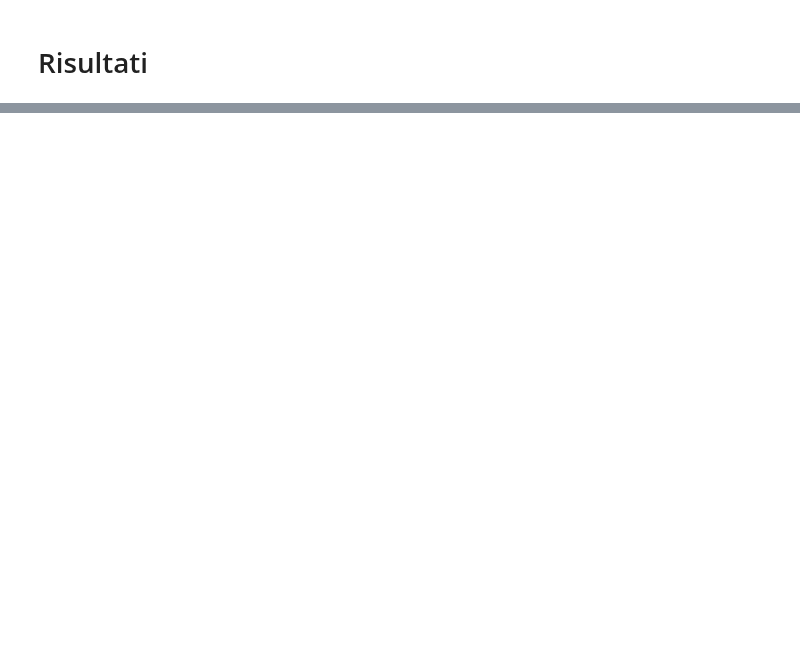
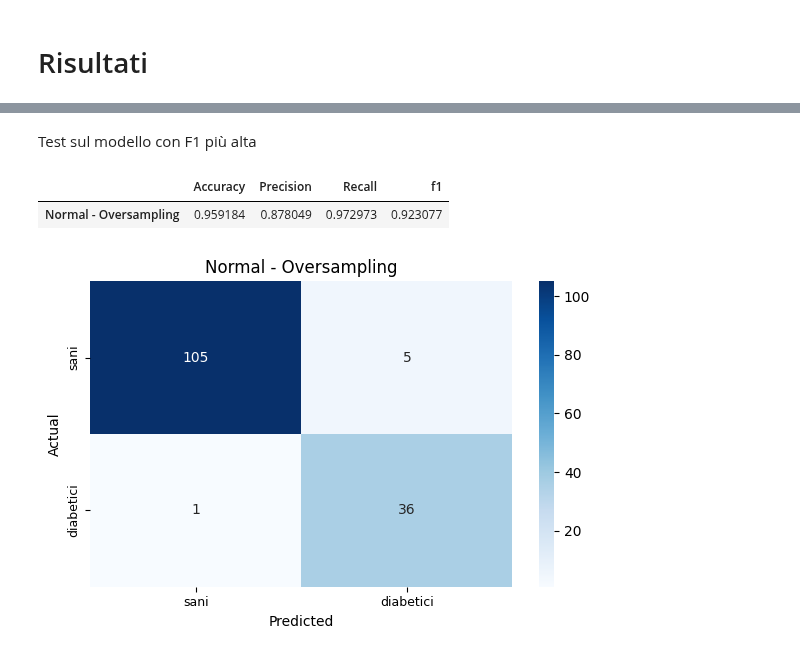
Before and after one commit to MaddalenaGhiotti/BusinessIntelligenceProject, a Jupyter notebook: Martina/KNN.ipynb, the cells around one changed output, grey strips where cells are left out. Drawn from its saved outputs; the diff is of its cells as text; code cells hidden in the pictures; blank space fills up the shorter version.

```diff
--- a/Martina/KNN.ipynb
+++ b/Martina/KNN.ipynb
@@ -170,24 +171,21 @@ metrics_df_NoSmok2, conf_mat_NoSmok2 = evaluate_knn(knn_best_NoSmok2, X_test_NoS
 # %%
 #Normal
-X_train_norm3, X_test_norm3, y_train_norm3, y_test_norm3 = preprocessing_diabetes_v3(train_data, test_data, augment=False, oversample=True, delete_smoking=False)
-knn_best_norm3, best_params_norm3, performance_train_df_norm3 = knn_grid_search(X_train_norm3, y_train_norm3, max_neighbors=30, num_partizioni=10)
-parameters_norm3 = pd.DataFrame([best_params_norm3], index=["PARAMETERS BEST KNN"])
-metrics_df_norm3, conf_mat_norm3 = evaluate_knn(knn_best_norm3, X_test_norm3, y_test_norm3, label='Performaramce Test')
+X_train_Norm_Over, X_test_Norm_Over, y_train_Norm_Over, y_test_Norm_Over = preprocessing_diabetes_v3(train_data, test_data, augment=False, oversample=True, delete_smoking=False)
+knn_best_Norm_Over, performance_train_df_Norm_Over = knn_grid_search(X_train_Norm_Over, y_train_Norm_Over, max_neighbors=15, num_partizioni=10 , modelName='Normal - Oversampling')
+
 
 # PCA
-X_train_PCA3, X_test_PCA3, y_train_PCA3, y_test_PCA3 = preprocessing_diabetes_v3(train_data, test_data, option='PCA',augment=False, oversample=True, delete_smoking=False)
-knn_best_PCA3, best_params_PCA3, performance_train_df_PCA3 = knn_grid_search(X_train_PCA3, y_train_PCA3, max_neighbors=30, num_partizioni=10)
-parameters_PCA3 = pd.DataFrame([best_params_PCA3], index=["PARAMETERS BEST KNN"])
-metrics_df_PCA3, conf_mat_PCA3 = evaluate_knn(knn_best_PCA3, X_test_PCA3, y_test_PCA3, label='Performance Test')
+X_train_PCA_Over, X_test_PCA_Over, y_train_PCA_Over, y_test_PCA_Over = preprocessing_diabetes_v3(train_data, test_data, option='PCA',augment=False, oversample=True, delete_smoking=False)
+knn_best_PCA_Over, performance_train_df_PCA_Over = knn_grid_search(X_train_PCA_Over, y_train_PCA_Over, max_neighbors=15, num_partizioni=10 , modelName='PCA - Oversampling')
+
 
 #No Correlation
-X_train_noCorr3, X_test_noCorr3, y_train_noCorr3, y_test_noCorr3 = preprocessing_diabetes_v3(train_data, test_data, option='Delete',augment=False, oversample=True, delete_smoking=False)
-knn_best_noCorr3, best_params_noCorr3, performance_train_df_noCorr3 = knn_grid_search(X_train_noCorr3, y_train_noCorr3, max_neighbors=30, num_partizioni=10)
-parameters_noCorr3 = pd.DataFrame([best_params_noCorr3], index=["PARAMETERS BEST KNN"])
-metrics_df_noCorr3, conf_mat_noCorr3 = evaluate_knn(knn_best_noCorr3, X_test_noCorr3, y_test_noCorr3, label='Performance Test')
+X_train_noCorr_Over, X_test_noCorr_Over, y_train_noCorr_Over, y_test_noCorr_Over = preprocessing_diabetes_v3(train_data, test_data, option='Delete',augment=False, oversample=True, delete_smoking=False)
+knn_best_noCorr_Over, performance_train_df_noCorr_Over = knn_grid_search(X_train_noCorr_Over, y_train_noCorr_Over, max_neighbors=15, num_partizioni=10 , modelName='No_Correlation - Oversampling')
+
 
 #No Smoking
-X_train_NoSmok3, X_test_NoSmok3, y_train_NoSmok3, y_test_NoSmok3= preprocessing_diabetes_v3(train_data, test_data, augment=False, oversample=True, delete_smoking=True)
-knn_best_NoSmok3, best_params_NoSmok3, performance_train_df_NoSmok3 = knn_grid_search(X_train_NoSmok3, y_train_NoSmok3, max_neighbors=30, num_partizioni=10)
-parameters_NoSmok3 = pd.DataFrame([best_params_NoSmok3], index=["PARAMETERS BEST KNN"])
-metrics_df_NoSmok3, conf_mat_NoSmok3 = evaluate_knn(knn_best_NoSmok3, X_test_NoSmok3, y_test_NoSmok3, label='PerformPerformance Test')
+X_train_NoSmok_Over, X_test_NoSmok_Over, y_train_NoSmok_Over, y_test_NoSmok_Over= preprocessing_diabetes_v3(train_data, test_data, augment=False, oversample=True, delete_smoking=True)
+knn_best_NoSmok_Over, performance_train_df_NoSmok_Over = knn_grid_search(X_train_NoSmok_Over, y_train_NoSmok_Over, max_neighbors=15, num_partizioni=10, modelName='No_Smoking - Oversampling')
+
+Performance_all = pd.concat([Performance_all, performance_train_df_Norm_Over, performance_train_df_PCA_Over, performance_train_df_noCorr_Over, performance_train_df_NoSmok_Over], axis=0)
@@ -489,0 +221,20 @@ OVERSAMPLE=True AUGMENT=False
+# %% [markdown]
+Test sul modello con F1 più alta
+# %%
+metrics_df_Norm_Over, conf_mat_Norm_Over = evaluate_knn(knn_best_Norm_Over, X_test_Norm_Over, y_test_Norm_Over, label='Normal - Oversampling')
+
+display(metrics_df_Norm_Over)
+
+# MATRICE DI CONFUSIONE
+fig2, ax2 = plt.subplots(1, 1, figsize=(6, 4))
+sns.heatmap(conf_mat_Norm_Over, annot=True, fmt='d', cmap='Blues', ax=ax2, annot_kws={"size": 10})
+ax2.set_title('Normal - Oversampling', fontsize=12)
+ax2.set_xlabel('Predicted', fontsize=10)
+ax2.set_ylabel('Actual', fontsize=10)
+ax2.tick_params(axis='both', labelsize=9)
+plt.tight_layout()
+plt.show()
+# %% [output]
+|  | Accuracy | Precision | Recall | f1 |
+| Normal - Oversampling | 0.959184 | 0.878049 | 0.972973 | 0.923077 |
+[figure, added]
```
Also changed, not shown: parts of 11 cells of this notebook, 1 other file.
